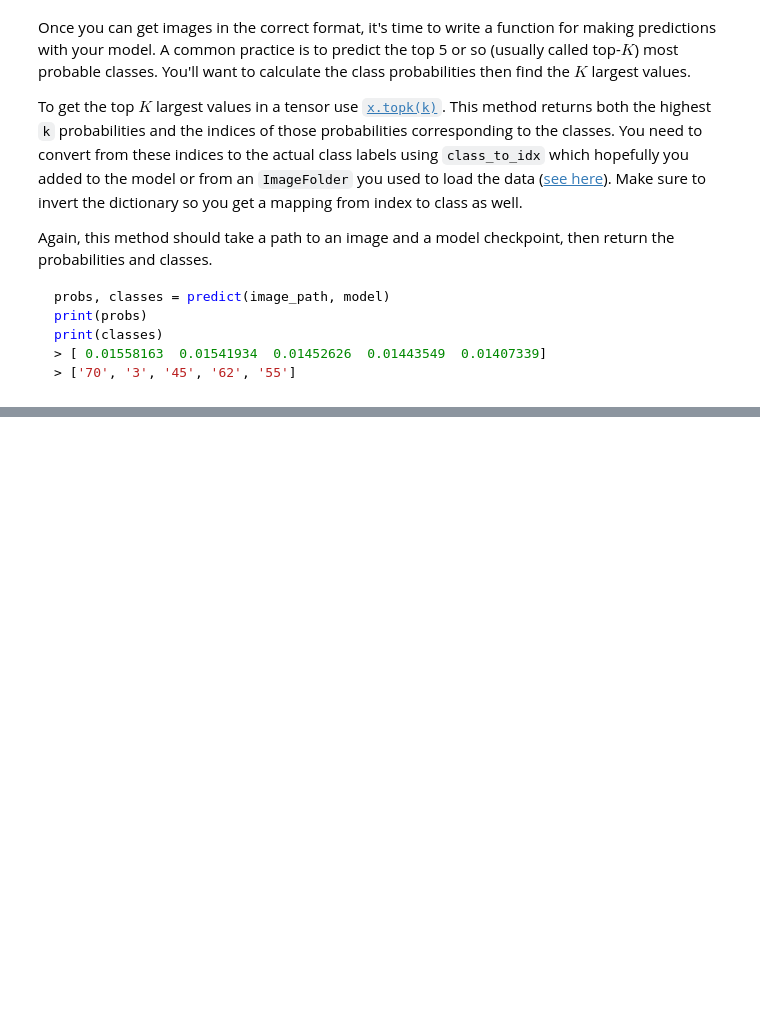
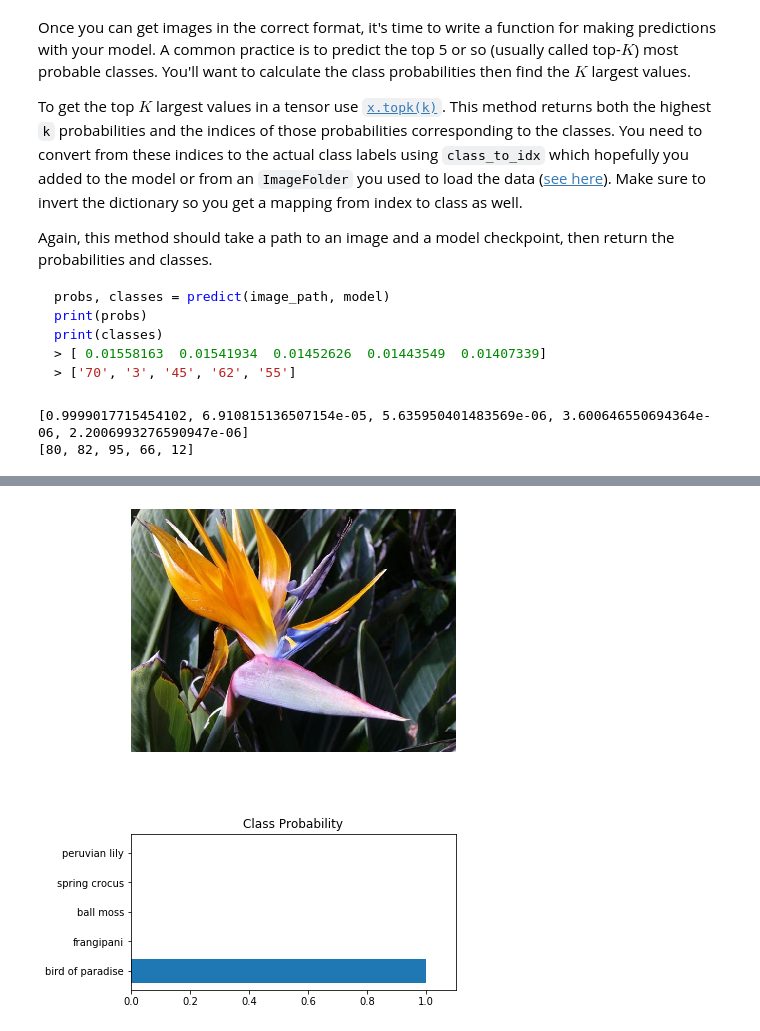
Before and after one commit to benvenutto/aipnd-project, a Jupyter notebook: Image Classifier Project.ipynb, the cells around one changed output, grey strips where cells are left out. Cells and saved outputs as stored; diff of their text form; code cells hidden in the pictures; blank space fills up the shorter version.

```diff
--- a/Image Classifier Project.ipynb
+++ b/Image Classifier Project.ipynb
@@ -462,3 +499,11 @@ def predict(image_path, model, topk=5):
+# %%
+image_path = test_dir + "/8/image_03347.jpg"
+probs, classes = predict(image_path, model)
+print(probs)
+print(classes)
+# %% [output]
+[0.9999017715454102, 6.910815136507154e-05, 5.635950401483569e-06, 3.600646550694364e-06, 2.2006993276590947e-06]
+[80, 82, 95, 66, 12]
 # %% [markdown]
 ## Sanity Checking
 
@@ -467,5 +512,28 @@ Now that you can use a trained model for predictions, check to make sure it make
 <img src='assets/inference_example.png' width=300px>
 
 You can convert from the class integer encoding to actual flower names with the `cat_to_name.json` file (should have been loaded earlier in the notebook). To show a PyTorch tensor as an image, use the `imshow` function defined above.
+# %%
+def view_classify(img, ps, labels):
+    ''' Function for viewing an image and it's predicted classes.
+    '''
+    fig, (ax1, ax2) = plt.subplots(figsize=(6, 8), nrows=2)
+    ax1.imshow(img)
+    ax1.axis('off')
+    ax2.barh(np.arange(len(ps)), ps)
+    ax2.set_aspect(0.1)
+    ax2.set_yticks(np.arange(len(ps)))
+    ax2.set_yticklabels(labels);
+    ax2.set_title('Class Probability')
+    ax2.set_xlim(0, 1.1)
+
+    plt.tight_layout()
 # %%
 # TODO: Display an image along with the top 5 classes
+# %%
+labels = [index_to_class[idx] for idx in classes]
+# %%
+names = [cat_to_name[label] for label in labels]
+# %%
+view_classify(pil_image, probs, names)
+# %% [output]
+[figure, added]
```
Also changed, not shown: parts of 12 cells of this notebook.
